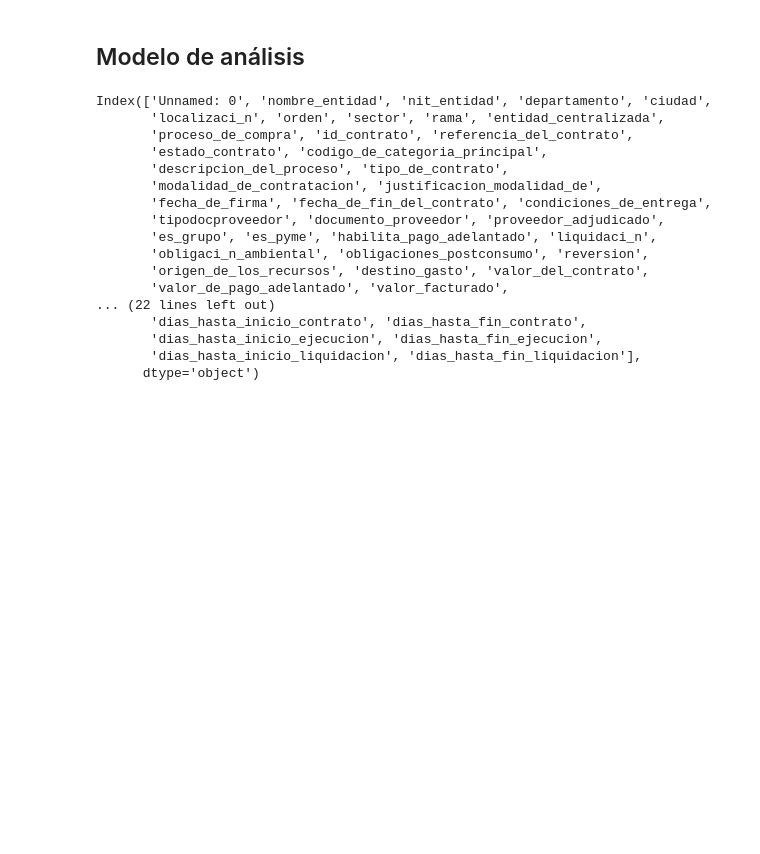
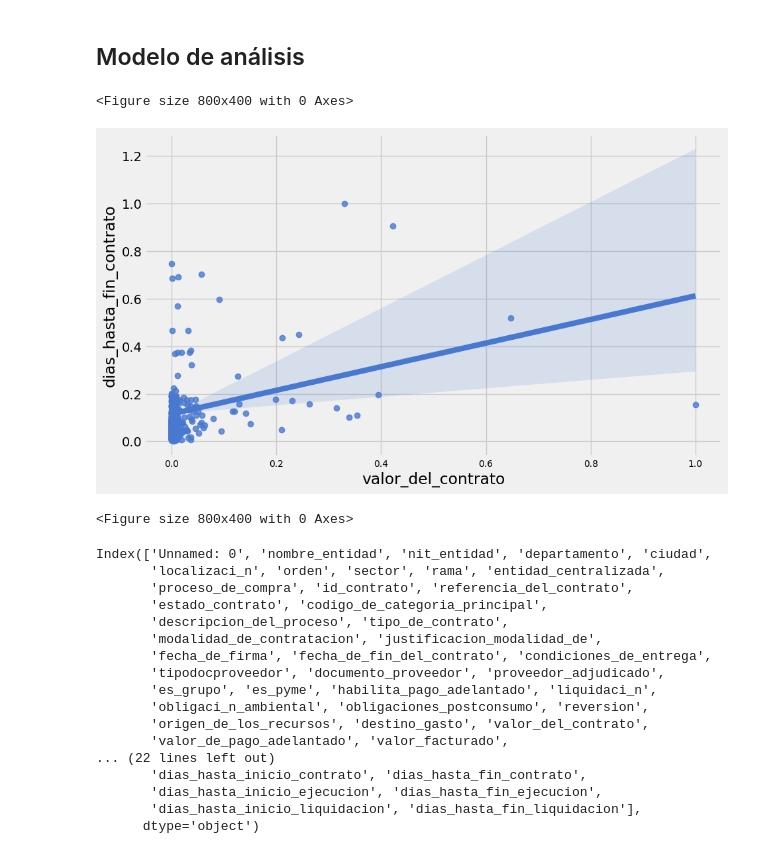
Before and after one commit to astrandrea/AnConESAP, a Jupyter notebook: codigo/preprocesamiento/preprocesamiento.ipynb, the cells around one changed output. Cells and saved outputs as stored; diff of their text form; code cells hidden in the pictures; blank space fills up the shorter version.

```diff
--- a/codigo/preprocesamiento/preprocesamiento.ipynb
+++ b/codigo/preprocesamiento/preprocesamiento.ipynb
@@ -503,6 +533,26 @@ secop['dias_hasta_inicio_ejecucion'] = (secop['fecha_de_inicio_de_ejecucion'] -
 secop['dias_hasta_fin_ejecucion'] = (secop['fecha_de_fin_de_ejecucion'] - secop['fecha_de_firma']).dt.days
 secop['dias_hasta_inicio_liquidacion'] = (secop['fecha_inicio_liquidacion'] - secop['fecha_de_firma']).dt.days
 secop['dias_hasta_fin_liquidacion'] = (secop['fecha_fin_liquidacion'] - secop['fecha_de_firma']).dt.days
+# %%
+from sklearn.preprocessing import MinMaxScaler
+import seaborn as sns
+import matplotlib.pyplot as plt
+
+# Inicializar el escalador Min-Max
+scaler = MinMaxScaler()
+
+# Normalizar las variables
+promedio_dias_por_valor[['valor_del_contrato', 'dias_hasta_fin_contrato']] = scaler.fit_transform(promedio_dias_por_valor[['valor_del_contrato', 'dias_hasta_fin_contrato']])
+
+# Crear el gráfico de regresión con las variables normalizadas
+plt.figure(figsize=(10, 6))
+sns.regplot(x='valor_del_contrato', y='dias_hasta_fin_contrato', data=promedio_dias_por_valor)
+
+plt.figure(figsize=(8, 4))
+# %% [output]
+<Figure size 800x400 with 0 Axes>
+[figure, added]
+<Figure size 800x400 with 0 Axes>
 # %%
 secop.columns
 # %% [output]
```
Also changed, not shown: parts of 11 cells of this notebook, 2 other files.
